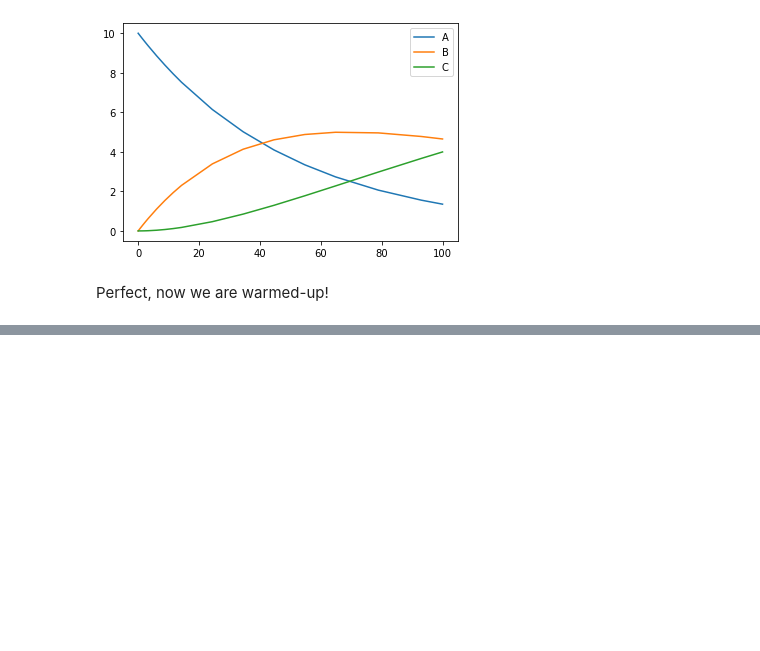
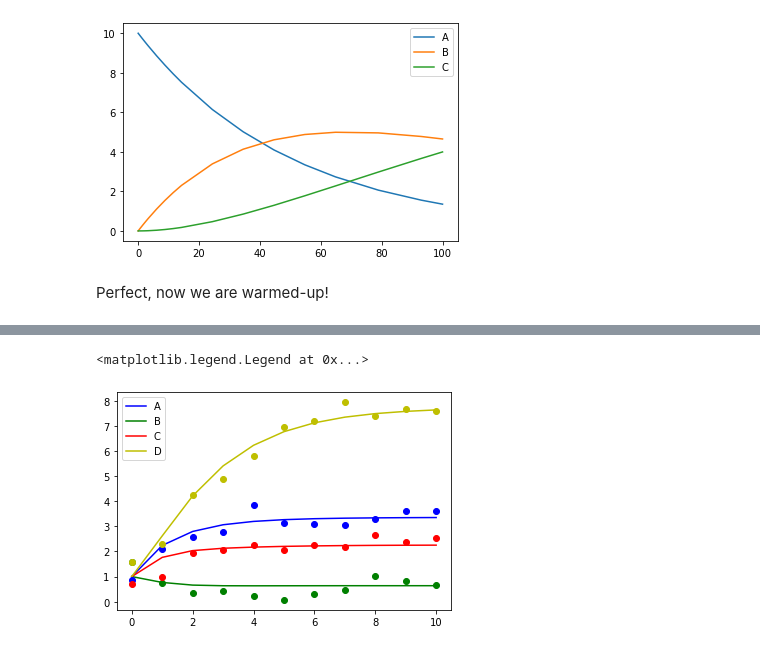
Before and after one commit to NTNU-Machado-Lab/BT2100, a Jupyter notebook: lecture_15/exercises_15.ipynb, the cells around one changed output, grey strips where cells are left out. Drawn from its saved outputs; the diff is of its cells as text; code cells hidden in the pictures; blank space fills up the shorter version.

```diff
--- a/lecture_15/exercises_15.ipynb
+++ b/lecture_15/exercises_15.ipynb
@@ -252,0 +281,22 @@ r7: 2.9
+# %%
+X0 = [1, 1, 1, 1]
+time_span = [0, 10]
+
+solution = solve_ivp(model, time_span, X0, method='BDF', args=[0.1], t_eval=list(range(11)))
+
+plt.plot(solution.t, solution.y[0], 'b',
+         solution.t, solution.y[1], 'g',
+         solution.t, solution.y[2], 'r',
+         solution.t, solution.y[3], 'y')
+
+data = solution.y + 0.3*randn(*solution.y.shape)
+
+plt.plot(solution.t, data[0], 'bo',
+         solution.t, data[1], 'go',
+         solution.t, data[2], 'ro',
+         solution.t, data[3], 'yo')
+
+plt.legend(['A', 'B', 'C', 'D'])
+# %% [output]
+<matplotlib.legend.Legend at 0x...>
+[figure, added]
```
Also changed, not shown: parts of 19 cells of this notebook.
